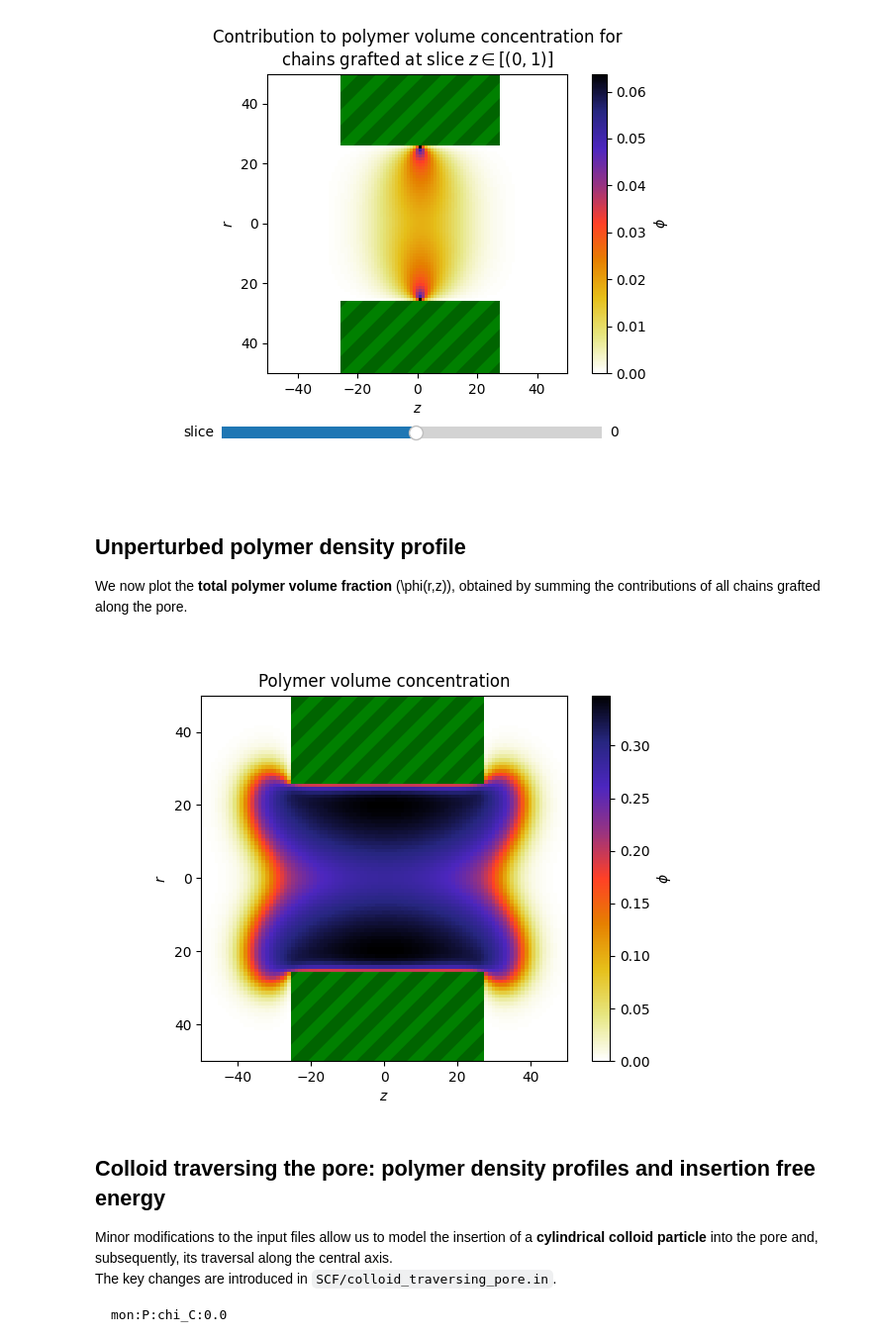
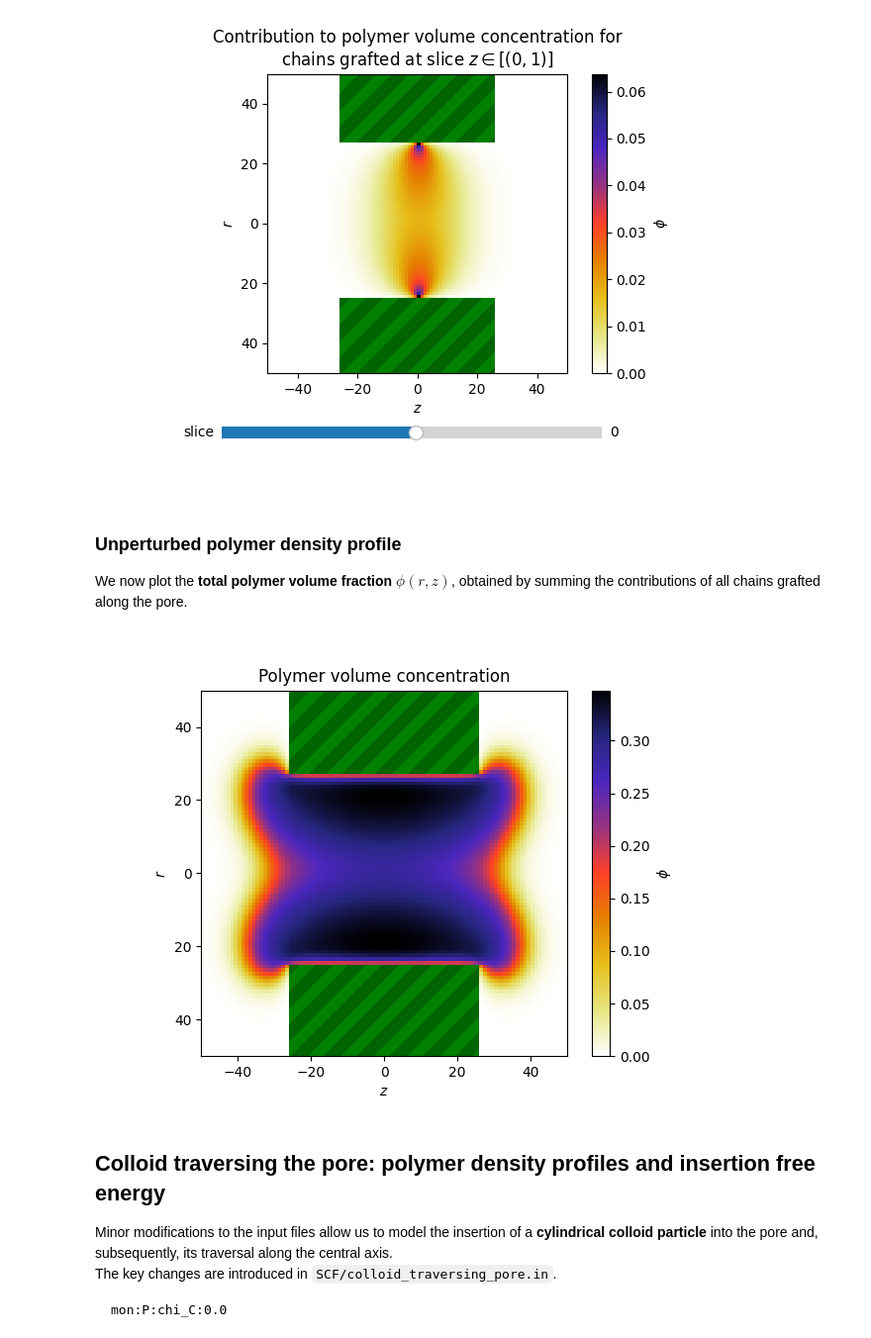
Before and after one commit to miklakt/diffusion_polymer_mesopores, a Jupyter notebook: main.ipynb, the cells around one changed output. Shown at 99% size. Drawn from its saved outputs; the diff is of its cells as text; code cells hidden in the pictures.

```diff
--- a/main.ipynb
+++ b/main.ipynb
@@ -99,37 +97,36 @@ walls = create_walls(len(R), len(Z), pore_radius, pore_length)
 An interactive **slider** is provided to scroll along the pore axis $z$, allowing visualization of how chains grafted at different axial positions contribute to the density distribution inside the pore.
 # %%
-# ------------------------------------------------------------
+# ---------------------------------------------------------------
 # Interactive plot: contributions from individual grafting slices
-# ------------------------------------------------------------
+# ---------------------------------------------------------------
 fig, ax = plot_with_slider(
     Z,
     R,
     phi_n,
-    fix_clim=True,
-    walls=walls + colloid_mask,
+    walls=walls,
     rlim=(-50, 50),
     zlim=(-50, 50),
 )
 # %% [output]
-[figure, old version]
+[figure, new version]
 # %% [markdown]
-## Unperturbed polymer density profile
+### Unperturbed polymer density profile
 
-We now plot the **total polymer volume fraction** \(\phi(r,z)\), obtained by summing the contributions of all chains grafted along the pore.
+We now plot the **total polymer volume fraction** $\phi(r,z)$, obtained by summing the contributions of all chains grafted along the pore.
 # %%
 # ------------------------------------------------------------
 # Plots unperturbed polymer density profile
 # ------------------------------------------------------------
 fig, ax = plot_grid(
     Z,
     R,
     phi_0,
-    walls = walls + colloid_mask,
+    walls = walls,
     rlim = (-50,50),
     zlim = (-50,50)
 )
 # %% [output]
-[figure, old version]
+[figure, new version]
 # %% [markdown]
 
 ## Colloid traversing the pore: polymer density profiles and insertion free energy
```
Also changed, not shown: parts of 26 cells of this notebook, 4 other files.
